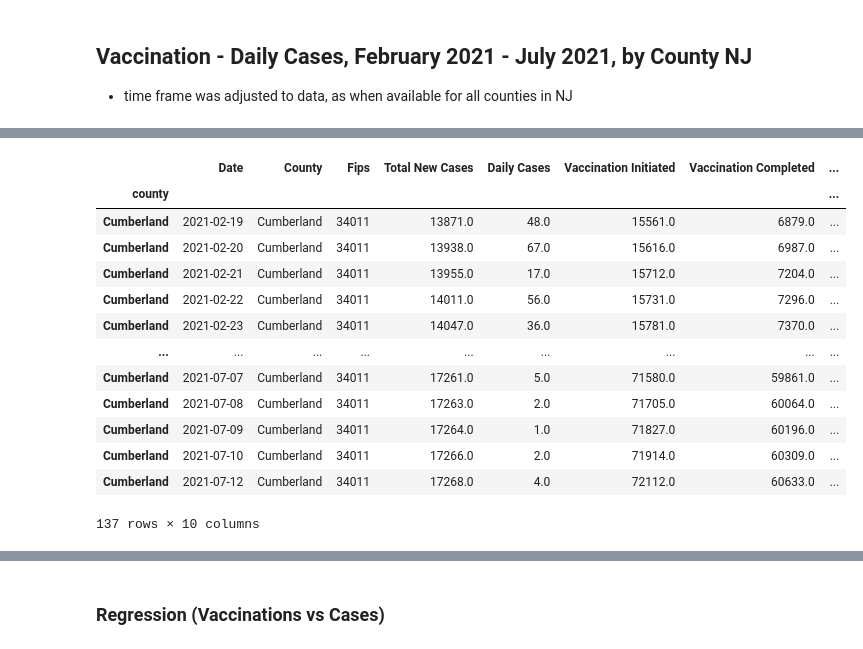
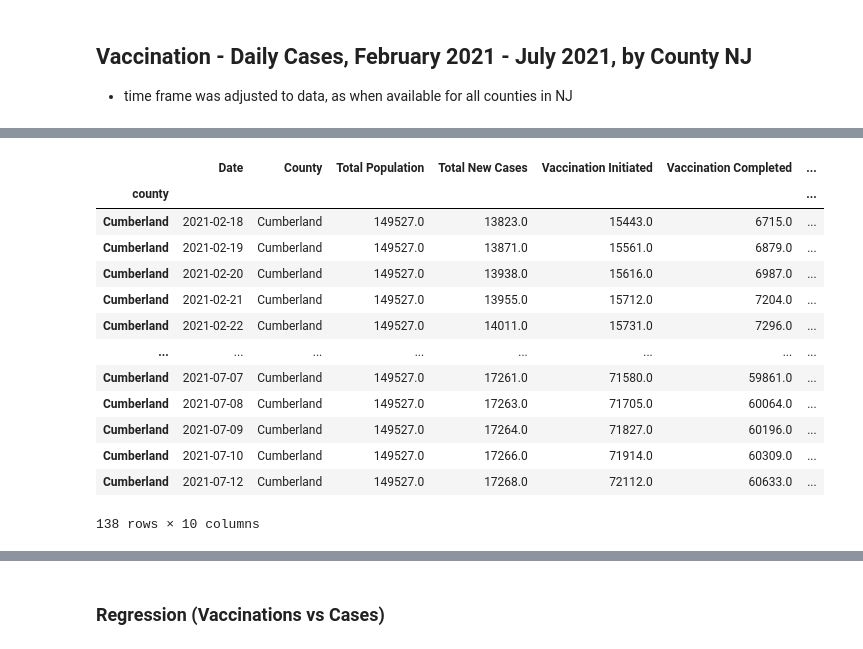
Before and after one commit to melissadiep94/covid19-project, a Jupyter notebook: Vaccination/State_NJ_Covid_time.ipynb, the cells around one changed output, grey strips where cells are left out. Drawn from its saved outputs; the diff is of its cells as text; code cells hidden in the pictures.

```diff
--- a/Vaccination/State_NJ_Covid_time.ipynb
+++ b/Vaccination/State_NJ_Covid_time.ipynb
@@ -61,0 +40,15 @@ population_data_total.head()
+# %%
+# getting population data from Census API (the same API  as in Age vs Cases analysis used)
+
+pop_url = "https://api.census.gov/data/2019/pep/charagegroups?get=NAME,POP&for=county:*&in=state:34&key=" + p_key
+pop_response = requests.get(pop_url)
+
+pop_data = pop_response.json()
+pop_df = pd.DataFrame((pop_data), columns=("County","Total Population","State_Num","County_Num"))
+pop_df = pop_df.drop(0).reset_index(drop=True)
+
+pop_df["fips"] = pop_df["State_Num"] + pop_df["County_Num"]
+population_df = pop_df.drop(columns = ['County','County_Num','State_Num'])
+population_df["Total Population"] = population_df["Total Population"].astype(float)
+population_df["fips"] =population_df["fips"].astype(int)
+population_df.head()
@@ -62,6 +62,6 @@ population_data_total.head()
 # %%
-# merging vaccination data with population
-vaccines_mer_pd = clean_vaccine_df.merge(population_data_total, how ="left", on ="fips")
+# merging vaccination data with population data
+vaccines_mer_pd = clean_vaccine_df.merge(population_df, how ="left", on ="fips")
 vaccines_mer_pd.head()
 # %% [output]
 |  | date | county | fips | actuals.cases | actuals.deaths | actuals.newCases | actuals.vaccinationsInitiated | ... |
@@ -139,16 +162,15 @@ plt.show()
 ## Vaccination - Daily Cases, February 2021 - July 2021, by County NJ
 * time frame was adjusted to data, as when available for all counties in NJ
 # %%
-#adding daily number of vaccination_initiated cases and vaccination_completed cases
+#adding daily number of vaccination_initiated cases and vaccination_completed cases, dropping columns,cleaning data, creating DataFrame
 time_vaccine_df = pd.DataFrame(vaccines_mer_pd)
 time_vaccine_df.head()
 time_vaccine_df =time_vaccine_df.sort_values(['county', 'date'])
 time_vaccine_df["delta_init"]=time_vaccine_df['actuals.vaccinationsInitiated'].diff()
 time_vaccine_df["delta_complete"]=time_vaccine_df['actuals.vaccinationsCompleted'].diff()
 index_county_df = time_vaccine_df.set_index(time_vaccine_df["county"]).fillna(0)
-index_county_df.loc[index_county_df['delta_init'] <0]=0
-index_county_df.loc[index_county_df['delta_complete'] <0]=0
-index_county_df.head()
-n_county_vaccine_df = index_county_df.drop(columns = ['actuals.deaths','actuals.vaccinesAdministered','actuals.newDeaths'])
+index_county_df.loc[index_county_df['delta_init'] <0,['delta_init']]=0
+index_county_df.loc[index_county_df['delta_complete'] <0,['delta_complete']]=0
+n_county_vaccine_df = index_county_df.drop(columns = ['actuals.vaccinesAdministered'])
 n_county_vaccine_df.head()
 # %% [output]
@@ -162,6 +184,7 @@ n_county_vaccine_df.head()
 # %%
 nc_vaccine_df = n_county_vaccine_df.rename(columns={'county':'County','date':'Date','fips':'Fips','actuals.vaccinationsInitiated':'Vaccination Initiated','actuals.vaccinationsCompleted':'Vaccination Completed',
                                'delta_init':'Vaccination Iniciated by Day','delta_complete': 'Vaccination Completed by day','actuals.cases':'Total New Cases','actuals.newCases':'Daily Cases',
-                               'Total Population':'Total Population'})
-nc_vaccine_df.head()
+                               'Total Population':'Total Population', 'actuals.deaths': 'Total Death','actuals.newDeaths':'Death Daily Cases'})
+order_nc_vaccine_df=nc_vaccine_df[['Date','County','Total Population','Total New Cases','Vaccination Initiated','Vaccination Completed', 'Daily Cases','Death Daily Cases','Vaccination Iniciated by Day','Vaccination Completed by day']]
+order_nc_vaccine_df.head()
 # %% [output]
@@ -208,21 +233,21 @@ plt.show()
 # %%
-county_y=nc_vaccine_df .loc[nc_vaccine_df ['County'] == "Cumberland"]
+county_y=order_nc_vaccine_df .loc[nc_vaccine_df ['County'] == "Cumberland"]
 county_y
 # %% [output]
-|  | Date | County | Fips | Total New Cases | Daily Cases | Vaccination Initiated | Vaccination Completed | ... |
-| county |  |  |  |  |  |  |  | ... |
-| Cumberland | 2021-02-19 | Cumberland | 34011 | 13871.0 | 48.0 | 15561.0 | 6879.0 | ... |
-| Cumberland | 2021-02-20 | Cumberland | 34011 | 13938.0 | 67.0 | 15616.0 | 6987.0 | ... |
-| Cumberland | 2021-02-21 | Cumberland | 34011 | 13955.0 | 17.0 | 15712.0 | 7204.0 | ... |
-| Cumberland | 2021-02-22 | Cumberland | 34011 | 14011.0 | 56.0 | 15731.0 | 7296.0 | ... |
-| Cumberland | 2021-02-23 | Cumberland | 34011 | 14047.0 | 36.0 | 15781.0 | 7370.0 | ... |
-| ... | ... | ... | ... | ... | ... | ... | ... | ... |
-| Cumberland | 2021-07-07 | Cumberland | 34011 | 17261.0 | 5.0 | 71580.0 | 59861.0 | ... |
-| Cumberland | 2021-07-08 | Cumberland | 34011 | 17263.0 | 2.0 | 71705.0 | 60064.0 | ... |
-| Cumberland | 2021-07-09 | Cumberland | 34011 | 17264.0 | 1.0 | 71827.0 | 60196.0 | ... |
-| Cumberland | 2021-07-10 | Cumberland | 34011 | 17266.0 | 2.0 | 71914.0 | 60309.0 | ... |
-| Cumberland | 2021-07-12 | Cumberland | 34011 | 17268.0 | 4.0 | 72112.0 | 60633.0 | ... |
+|  | Date | County | Total Population | Total New Cases | Vaccination Initiated | Vaccination Completed | ... |
+| county |  |  |  |  |  |  | ... |
+| Cumberland | 2021-02-18 | Cumberland | 149527.0 | 13823.0 | 15443.0 | 6715.0 | ... |
+| Cumberland | 2021-02-19 | Cumberland | 149527.0 | 13871.0 | 15561.0 | 6879.0 | ... |
+| Cumberland | 2021-02-20 | Cumberland | 149527.0 | 13938.0 | 15616.0 | 6987.0 | ... |
+| Cumberland | 2021-02-21 | Cumberland | 149527.0 | 13955.0 | 15712.0 | 7204.0 | ... |
+| Cumberland | 2021-02-22 | Cumberland | 149527.0 | 14011.0 | 15731.0 | 7296.0 | ... |
+| ... | ... | ... | ... | ... | ... | ... | ... |
+| Cumberland | 2021-07-07 | Cumberland | 149527.0 | 17261.0 | 71580.0 | 59861.0 | ... |
+| Cumberland | 2021-07-08 | Cumberland | 149527.0 | 17263.0 | 71705.0 | 60064.0 | ... |
+| Cumberland | 2021-07-09 | Cumberland | 149527.0 | 17264.0 | 71827.0 | 60196.0 | ... |
+| Cumberland | 2021-07-10 | Cumberland | 149527.0 | 17266.0 | 71914.0 | 60309.0 | ... |
+| Cumberland | 2021-07-12 | Cumberland | 149527.0 | 17268.0 | 72112.0 | 60633.0 | ... |
-137 rows × 10 columns
+138 rows × 10 columns
 # %%
 x_axis = county_y["Date"]
 values = county_y['Vaccination Iniciated by Day']
```
Also changed, not shown: parts of 28 cells of this notebook, 1 other file.
